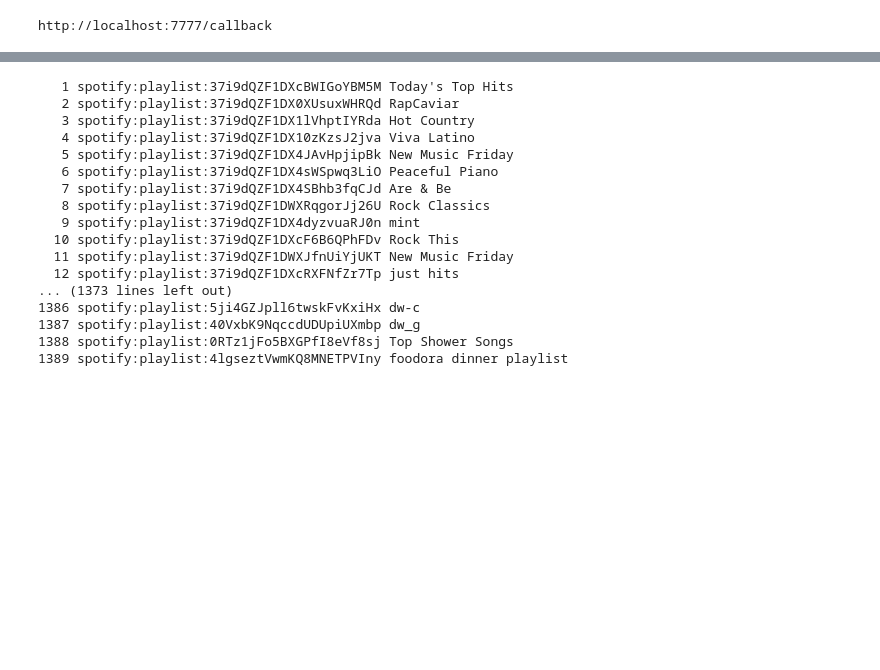
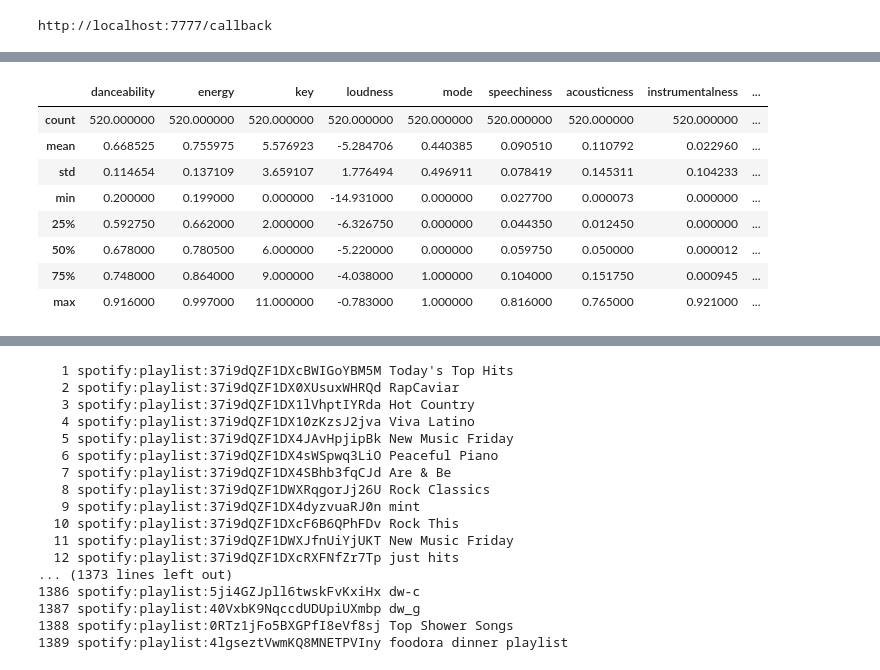
Before and after one commit to matthewevans94/spotify-recommender-system, a Jupyter notebook: scrapbook.ipynb, the cells around one changed output, grey strips where cells are left out. Drawn from its saved outputs; the diff is of its cells as text; code cells hidden in the pictures; blank space fills up the shorter version.

```diff
--- a/scrapbook.ipynb
+++ b/scrapbook.ipynb
@@ -42,0 +48,12 @@ for idx, item in enumerate(results['items']):
+# %%
+df.describe()
+# %% [output]
+|  | danceability | energy | key | loudness | mode | speechiness | acousticness | instrumentalness | ... |
+| count | 520.000000 | 520.000000 | 520.000000 | 520.000000 | 520.000000 | 520.000000 | 520.000000 | 520.000000 | ... |
+| mean | 0.668525 | 0.755975 | 5.576923 | -5.284706 | 0.440385 | 0.090510 | 0.110792 | 0.022960 | ... |
+| std | 0.114654 | 0.137109 | 3.659107 | 1.776494 | 0.496911 | 0.078419 | 0.145311 | 0.104233 | ... |
+| min | 0.200000 | 0.199000 | 0.000000 | -14.931000 | 0.000000 | 0.027700 | 0.000073 | 0.000000 | ... |
+| 25% | 0.592750 | 0.662000 | 2.000000 | -6.326750 | 0.000000 | 0.044350 | 0.012450 | 0.000000 | ... |
+| 50% | 0.678000 | 0.780500 | 6.000000 | -5.220000 | 0.000000 | 0.059750 | 0.050000 | 0.000012 | ... |
+| 75% | 0.748000 | 0.864000 | 9.000000 | -4.038000 | 1.000000 | 0.104000 | 0.151750 | 0.000945 | ... |
+| max | 0.916000 | 0.997000 | 11.000000 | -0.783000 | 1.000000 | 0.816000 | 0.765000 | 0.921000 | ... |
```
Also changed, not shown: parts of 10 cells of this notebook.
